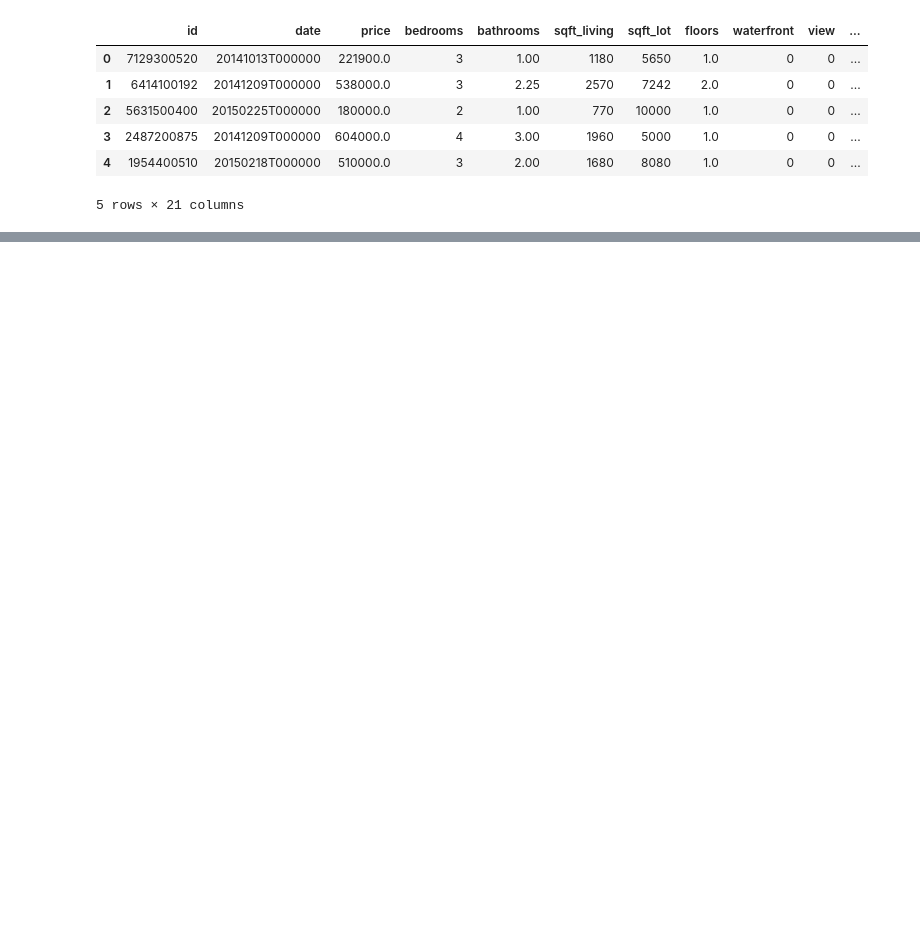
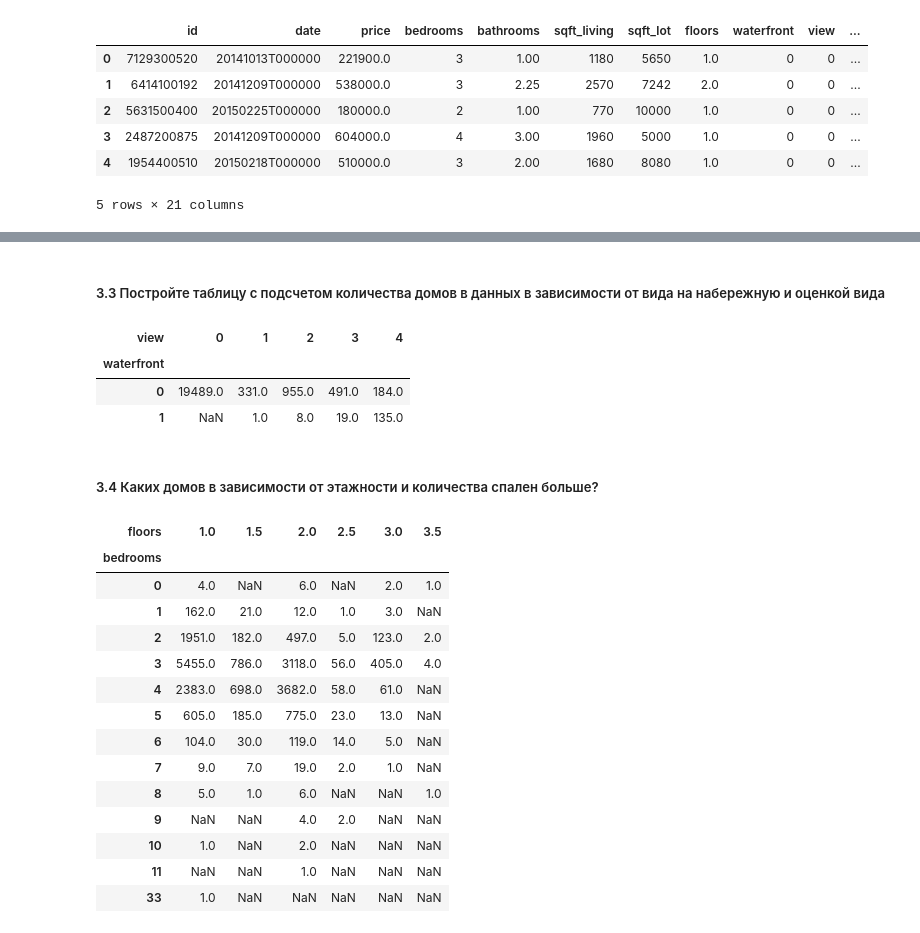
Before and after one commit to Grix1991/Homework-Python-Analysis, a Jupyter notebook: Homework3.ipynb, the cells around one changed output, grey strips where cells are left out. Drawn from its saved outputs; the diff is of its cells as text; code cells hidden in the pictures; blank space fills up the shorter version.

```diff
--- a/Homework3.ipynb
+++ b/Homework3.ipynb
@@ -14,0 +23,4 @@ df.head()
+# %%
+df['delta_renovated'] = df['yr_renovated'] - df['yr_built']
+df['delta_renovated'] = df['delta_renovated'].apply(lambda x: x if x > 0 else 0)
+df.head()
@@ -14,0 +37,4 @@ df.head()
+# %%
+df['year_sale'] = df['date'].map(lambda x: str(x)[:4])
+df['moth_sale'] = df['date'].map(lambda x: str(x)[4:6])
+df.head()
@@ -14,0 +51,3 @@ df.head()
+# %%
+df.drop(columns=['date', 'zipcode', 'lat', 'long'], inplace=True)
+df.head()
@@ -14,0 +115,4 @@ df.head()
+# %%
+df['client_id'] = df.index
+copy_clients_merge = clients.merge(df, on='client_id')
+copy_clients_merge.head()
@@ -14,0 +164,29 @@ df.head()
+# %% [markdown]
+#####  3.3 Постройте таблицу с подсчетом количества домов в данных в зависимости от вида на набережную и оценкой вида
+# %%
+pd.pivot_table(df, index='waterfront', columns = 'view', values = 'id', aggfunc='count')
+# %% [output]
+| view | 0 | 1 | 2 | 3 | 4 |
+| waterfront |  |  |  |  |  |
+| 0 | 19489.0 | 331.0 | 955.0 | 491.0 | 184.0 |
+| 1 | NaN | 1.0 | 8.0 | 19.0 | 135.0 |
+# %% [markdown]
+#####  3.4 Каких домов в зависимости от этажности и количества спален больше?
+# %%
+pd.pivot_table(df, index='bedrooms', columns = 'floors', values = 'id', aggfunc='count')
+# %% [output]
+| floors | 1.0 | 1.5 | 2.0 | 2.5 | 3.0 | 3.5 |
+| bedrooms |  |  |  |  |  |  |
+| 0 | 4.0 | NaN | 6.0 | NaN | 2.0 | 1.0 |
+| 1 | 162.0 | 21.0 | 12.0 | 1.0 | 3.0 | NaN |
+| 2 | 1951.0 | 182.0 | 497.0 | 5.0 | 123.0 | 2.0 |
+| 3 | 5455.0 | 786.0 | 3118.0 | 56.0 | 405.0 | 4.0 |
+| 4 | 2383.0 | 698.0 | 3682.0 | 58.0 | 61.0 | NaN |
+| 5 | 605.0 | 185.0 | 775.0 | 23.0 | 13.0 | NaN |
+| 6 | 104.0 | 30.0 | 119.0 | 14.0 | 5.0 | NaN |
+| 7 | 9.0 | 7.0 | 19.0 | 2.0 | 1.0 | NaN |
+| 8 | 5.0 | 1.0 | 6.0 | NaN | NaN | 1.0 |
+| 9 | NaN | NaN | 4.0 | 2.0 | NaN | NaN |
+| 10 | 1.0 | NaN | 2.0 | NaN | NaN | NaN |
+| 11 | NaN | NaN | 1.0 | NaN | NaN | NaN |
+| 33 | 1.0 | NaN | NaN | NaN | NaN | NaN |
```
Also changed, not shown: parts of 19 cells of this notebook.
